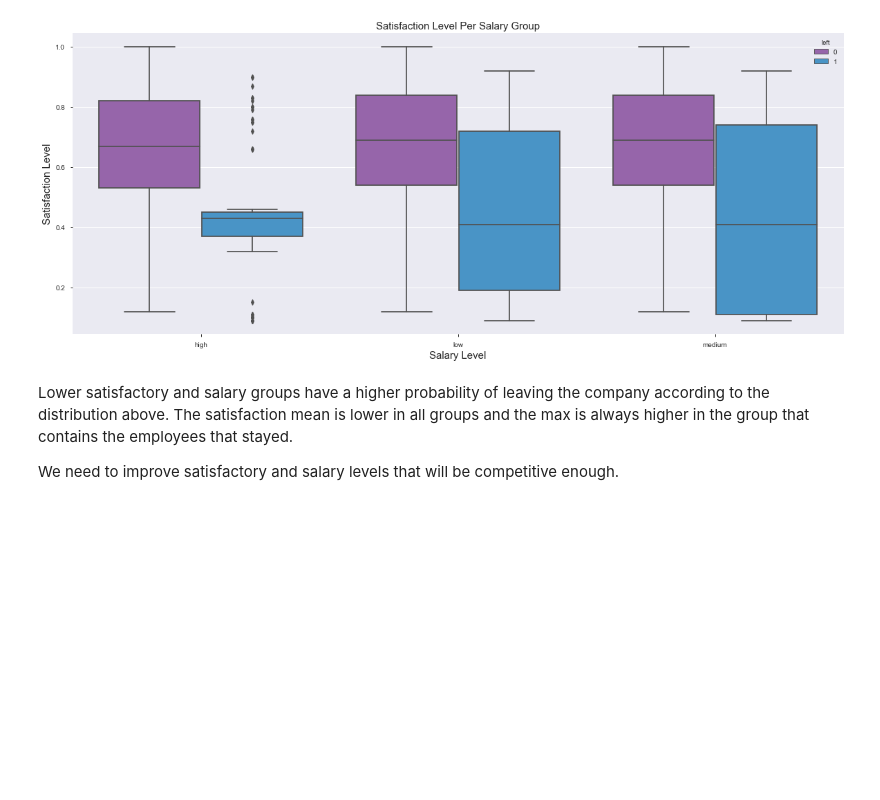
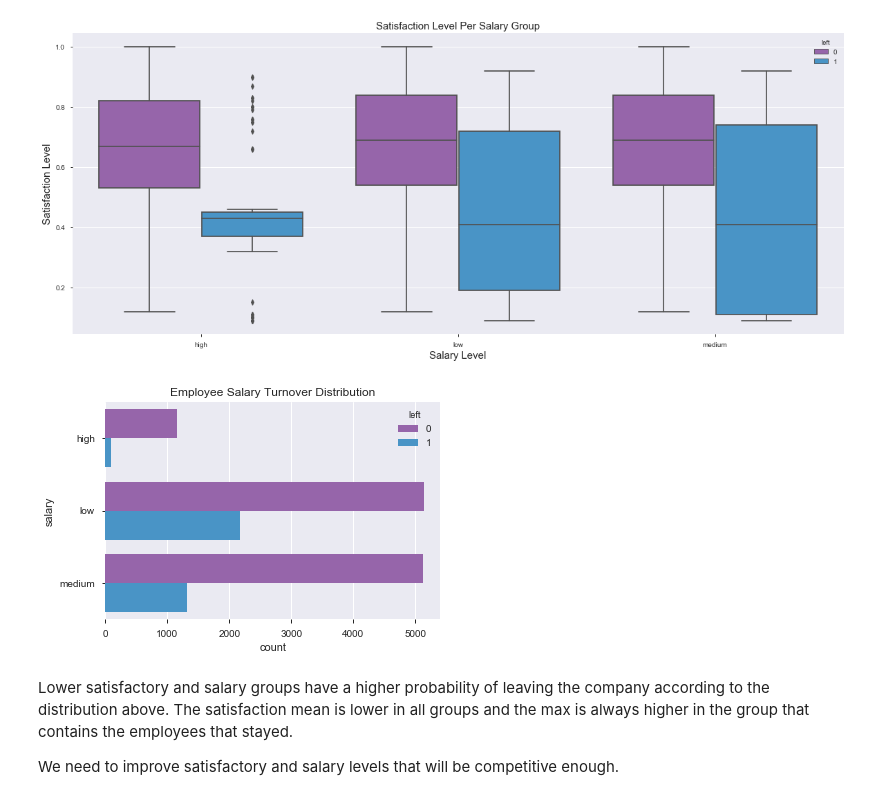
Before and after one commit to davidtnly/MachineLearning, a Jupyter notebook: 32-churn-prediction.ipynb, the cells around one changed output. Cells and saved outputs as stored; diff of their text form; code cells hidden in the pictures; blank space fills up the shorter version.

```diff
--- a/32-churn-prediction.ipynb
+++ b/32-churn-prediction.ipynb
@@ -872,6 +976,11 @@ plt.ylabel('Satisfaction Level', fontsize=15)
 plt.show()
 # %% [output]
 [figure]
+# %%
+sns.countplot(y="salary", hue='left', data=data).set_title('Employee Salary Turnover Distribution')
+plt.show()
+# %% [output]
+[figure, added]
 # %% [markdown]
 Lower satisfactory and salary groups have a higher probability of leaving the company according to the distribution above. The satisfaction mean is lower in all groups and the max is always higher in the group that contains the employees that stayed.
 
```
Also changed, not shown: parts of 110 cells of this notebook.
